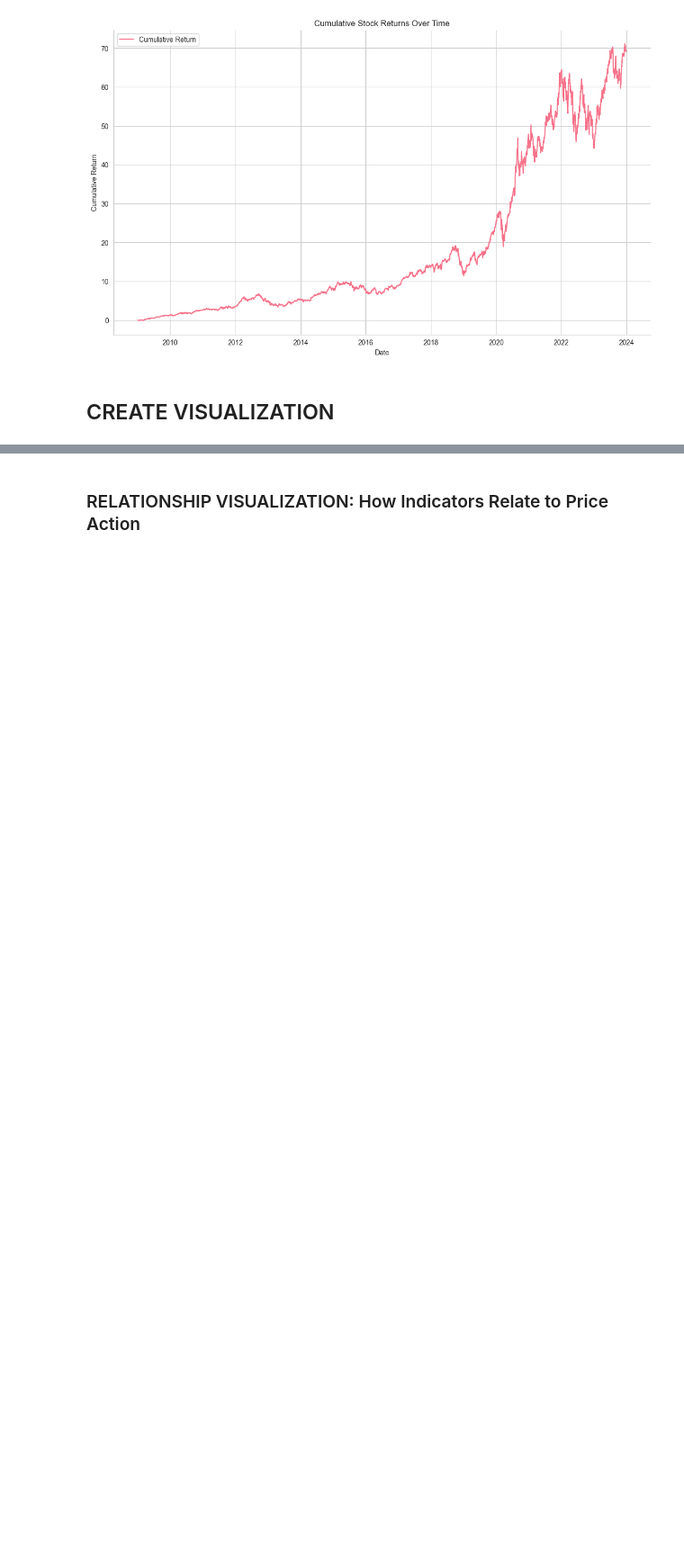
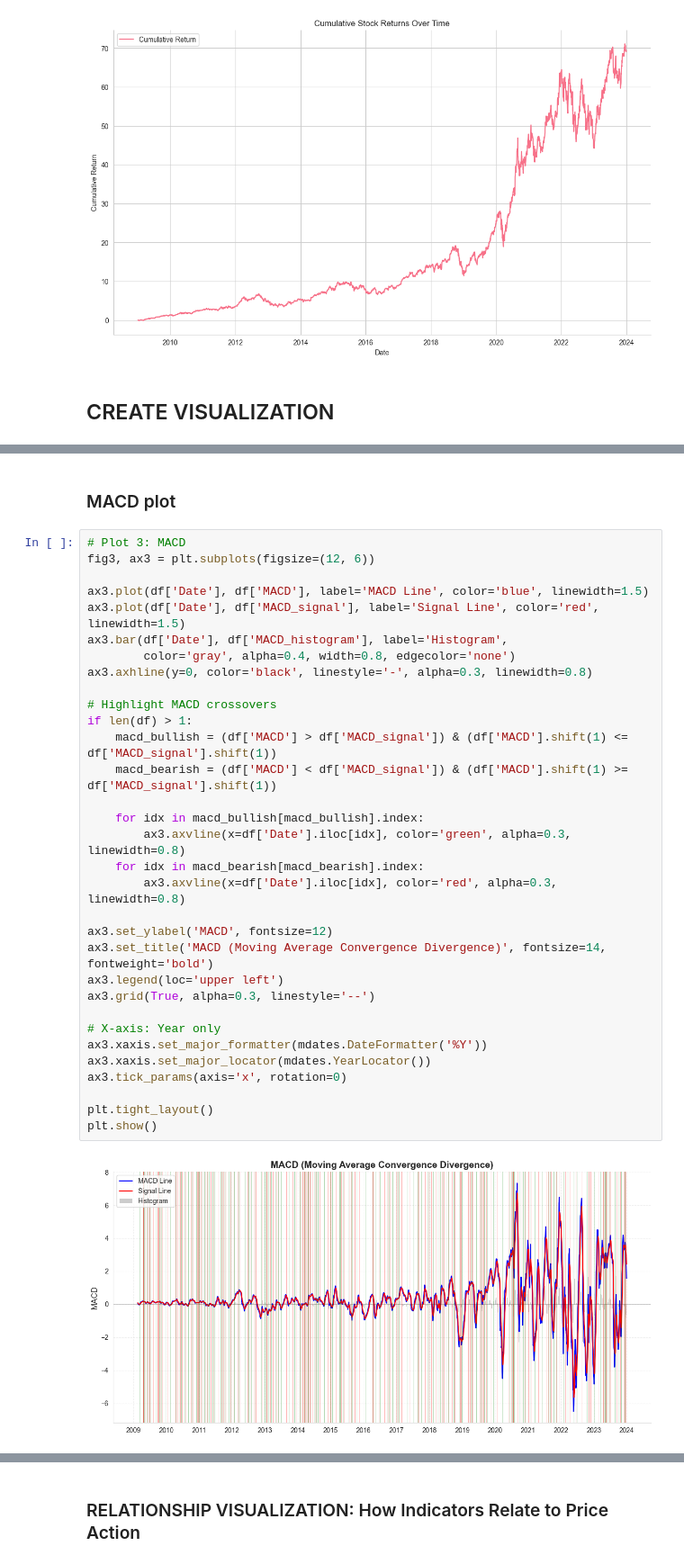
Before and after one commit to semegn19/news-sentiment-analysis, a Jupyter notebook: notebooks/apple_eda.ipynb, the cells around one changed output, grey strips where cells are left out. Shown at 90% size. Drawn from its saved outputs; the diff is of its cells as text; blank space fills up the shorter version.

```diff
--- a/notebooks/apple_eda.ipynb
+++ b/notebooks/apple_eda.ipynb
@@ -686,0 +232,36 @@ plt.show()
+# %% [markdown]
+### MACD plot
+# %%
+# Plot 3: MACD
+fig3, ax3 = plt.subplots(figsize=(12, 6))
+
+ax3.plot(df['Date'], df['MACD'], label='MACD Line', color='blue', linewidth=1.5)
+ax3.plot(df['Date'], df['MACD_signal'], label='Signal Line', color='red', linewidth=1.5)
+ax3.bar(df['Date'], df['MACD_histogram'], label='Histogram',
+        color='gray', alpha=0.4, width=0.8, edgecolor='none')
+ax3.axhline(y=0, color='black', linestyle='-', alpha=0.3, linewidth=0.8)
+
+# Highlight MACD crossovers
+if len(df) > 1:
+    macd_bullish = (df['MACD'] > df['MACD_signal']) & (df['MACD'].shift(1) <= df['MACD_signal'].shift(1))
+    macd_bearish = (df['MACD'] < df['MACD_signal']) & (df['MACD'].shift(1) >= df['MACD_signal'].shift(1))
+
+    for idx in macd_bullish[macd_bullish].index:
+        ax3.axvline(x=df['Date'].iloc[idx], color='green', alpha=0.3, linewidth=0.8)
+    for idx in macd_bearish[macd_bearish].index:
+        ax3.axvline(x=df['Date'].iloc[idx], color='red', alpha=0.3, linewidth=0.8)
+
+ax3.set_ylabel('MACD', fontsize=12)
+ax3.set_title('MACD (Moving Average Convergence Divergence)', fontsize=14, fontweight='bold')
+ax3.legend(loc='upper left')
+ax3.grid(True, alpha=0.3, linestyle='--')
+
+# X-axis: Year only
+ax3.xaxis.set_major_formatter(mdates.DateFormatter('%Y'))
+ax3.xaxis.set_major_locator(mdates.YearLocator())
+ax3.tick_params(axis='x', rotation=0)
+
+plt.tight_layout()
+plt.show()
+# %% [output]
+[figure, added]
```
Also changed, not shown: parts of 49 cells of this notebook, 1 other file.
